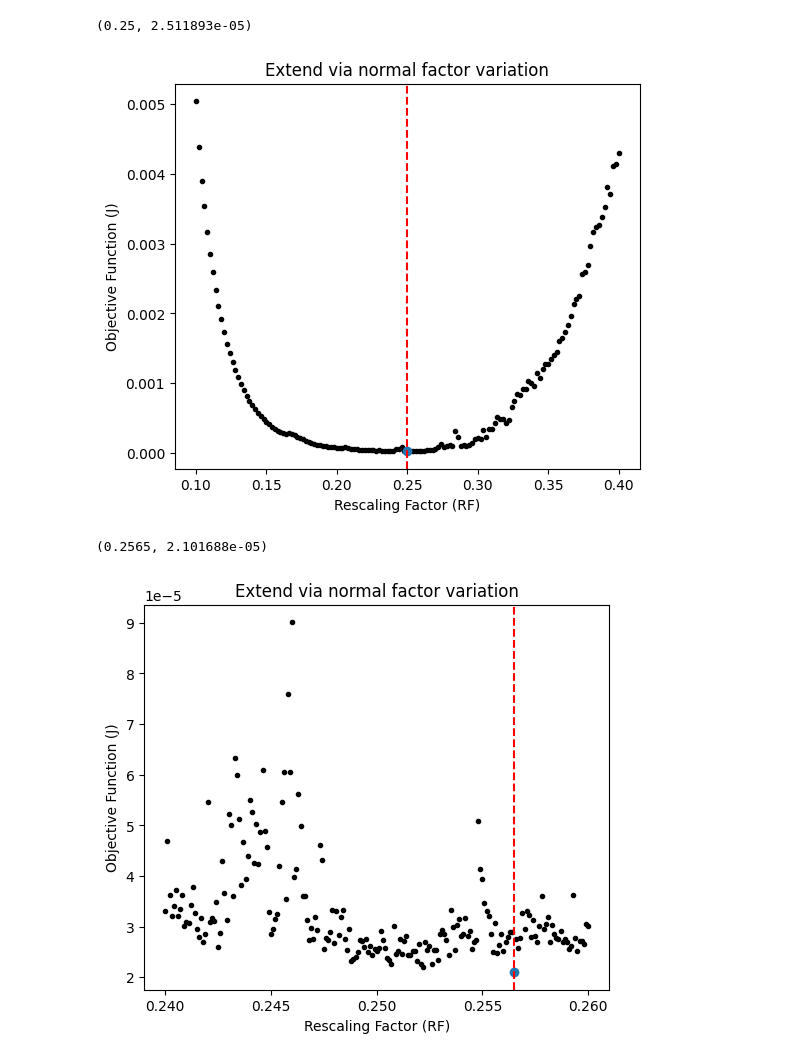
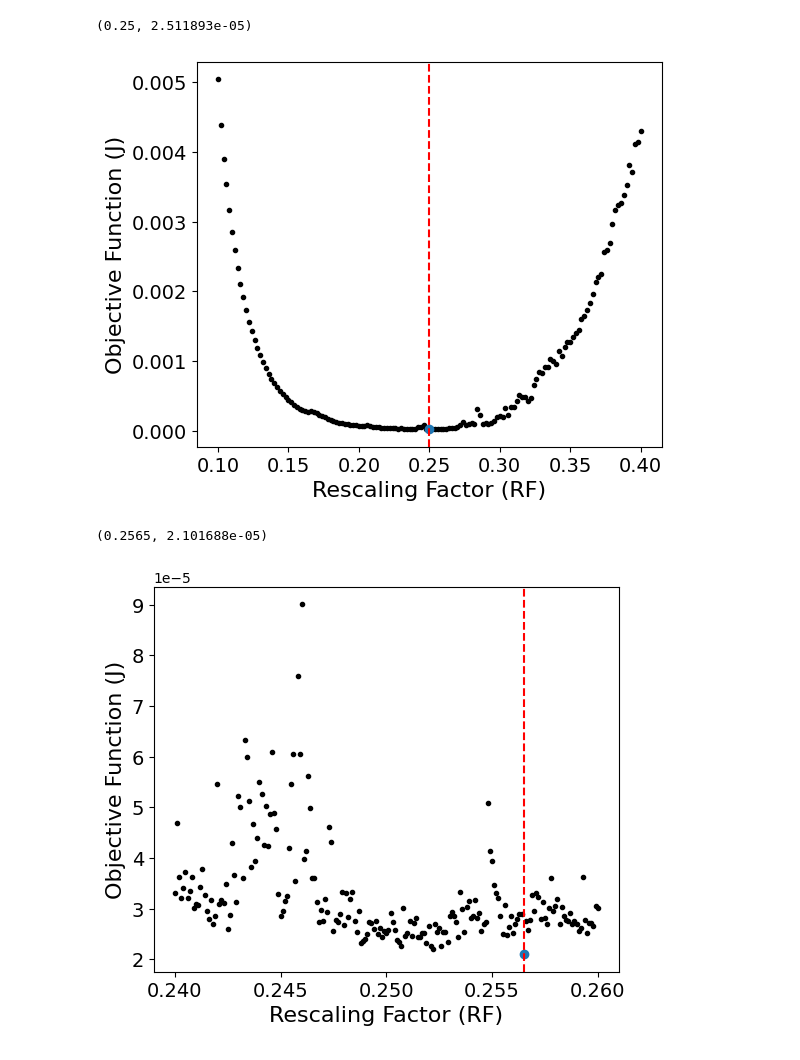
Before and after one commit to joaopedrobiu6/CurveCWSFourier_Optimization, a Jupyter notebook: plot_data.ipynb, the cells around one changed output. Drawn from its saved outputs; the diff is of its cells as text; code cells hidden in the pictures.

Commit message:
updates on coil images

```diff
--- a/plot_data.ipynb
+++ b/plot_data.ipynb
@@ -14,32 +14,31 @@ def Read_Two_Column_File(file_name):
 
     return x, y
 # %%
-
 def minimum(x, y, savename, **kwargs):
     #y_index = y.index(min(y))
     min_x = x[y.index(min(y))]
     min_y = min(y)
 
     plt.subplots(figsize=(6, 5))
     plt.scatter(x , y, color = "black", marker=".")
+    plt.tick_params(axis='both', which='major', labelsize=14)
     plt.scatter(min_x, min_y)
     plt.axvline(x=min_x, color='r', linestyle='--')
-    plt.title("Extend via normal factor variation")
-    plt.xlabel("Rescaling Factor (RF)")
-    plt.ylabel("Objective Function (J)")
+    plt.xlabel("Rescaling Factor (RF)", fontsize=16)
+    plt.ylabel("Objective Function (J)", fontsize=16)
     plt.xticks(kwargs["ticks"])
     plt.savefig(savename, dpi = 300, bbox_inches = 'tight')
 
     return min_x, min_y
 
 x1, y1 = Read_Two_Column_File('evn_final_sweeping_1/data.txt')
 minimum(x1, y1, savename="evn_final_sweeping_1/redone_opt_evn_factor.png", ticks=np.arange(0.10, 0.40, 0.05))
 # %% [output]
 (0.25, 2.511893e-05)
-[figure, old version]
+[figure, new version]
 # %%
 x2, y2 = Read_Two_Column_File('evn_final_sweeping_2/data.txt')
 minimum(x2, y2, savename="evn_final_sweeping_2/redone_opt_evn_factor_2.png", ticks=np.arange(0.24, 0.26, 0.005))
 # %% [output]
 (0.2565, 2.101688e-05)
-[figure, old version]
+[figure, new version]
```
Also changed, not shown: parts of 1 cell of this notebook, 13 other files.
